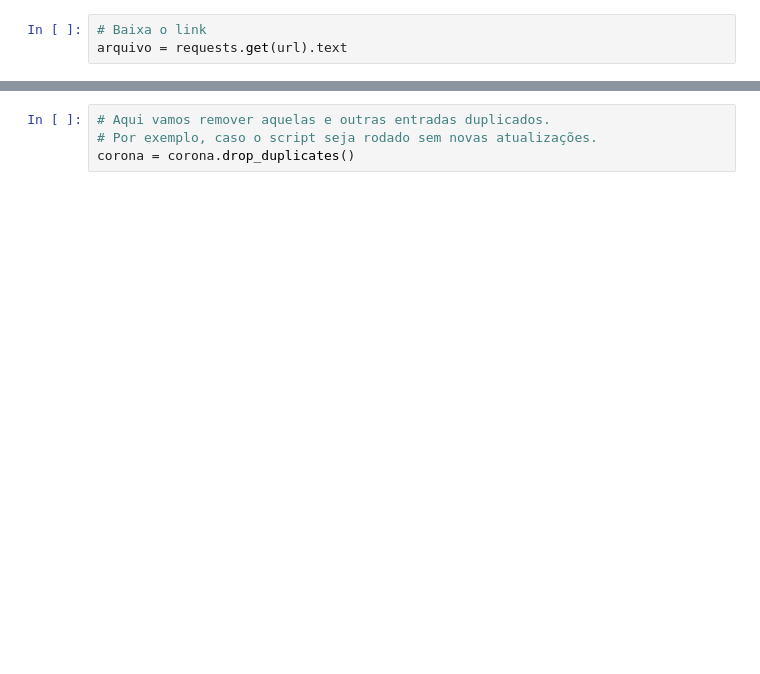
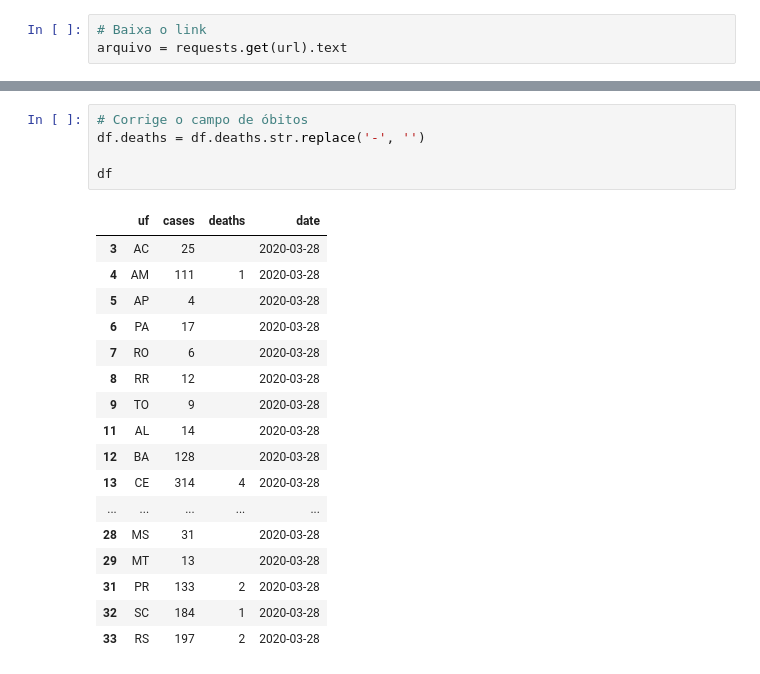
Before and after one commit to belisards/coronabr, a Jupyter notebook: scripts/IVIScraper.ipynb, the cells around one changed output, grey strips where cells are left out. Saved outputs shown, nothing was run; the diff lists cells and outputs as text; blank space fills up the shorter version.

Commit message:
update db 28-03-2020 & script

```diff
--- a/scripts/IVIScraper.ipynb
+++ b/scripts/IVIScraper.ipynb
@@ -170,4 +126,23 @@ corona.append(df)
-# %%
-# Aqui vamos remover aquelas e outras entradas duplicados.
-# Por exemplo, caso o script seja rodado sem novas atualizações.
-corona = corona.drop_duplicates()
+# %%
+# Corrige o campo de óbitos
+df.deaths = df.deaths.str.replace('-', '')
+
+df
+# %% [output]
+|  | uf | cases | deaths | date |
+| 3 | AC | 25 |  | 2020-03-28 |
+| 4 | AM | 111 | 1 | 2020-03-28 |
+| 5 | AP | 4 |  | 2020-03-28 |
+| 6 | PA | 17 |  | 2020-03-28 |
+| 7 | RO | 6 |  | 2020-03-28 |
+| 8 | RR | 12 |  | 2020-03-28 |
+| 9 | TO | 9 |  | 2020-03-28 |
+| 11 | AL | 14 |  | 2020-03-28 |
+| 12 | BA | 128 |  | 2020-03-28 |
+| 13 | CE | 314 | 4 | 2020-03-28 |
+| ... | ... | ... | ... | ... |
+| 28 | MS | 31 |  | 2020-03-28 |
+| 29 | MT | 13 |  | 2020-03-28 |
+| 31 | PR | 133 | 2 | 2020-03-28 |
+| 32 | SC | 184 | 1 | 2020-03-28 |
+| 33 | RS | 197 | 2 | 2020-03-28 |
```
Also changed, not shown: parts of 11 cells of this notebook, 1 other file.
